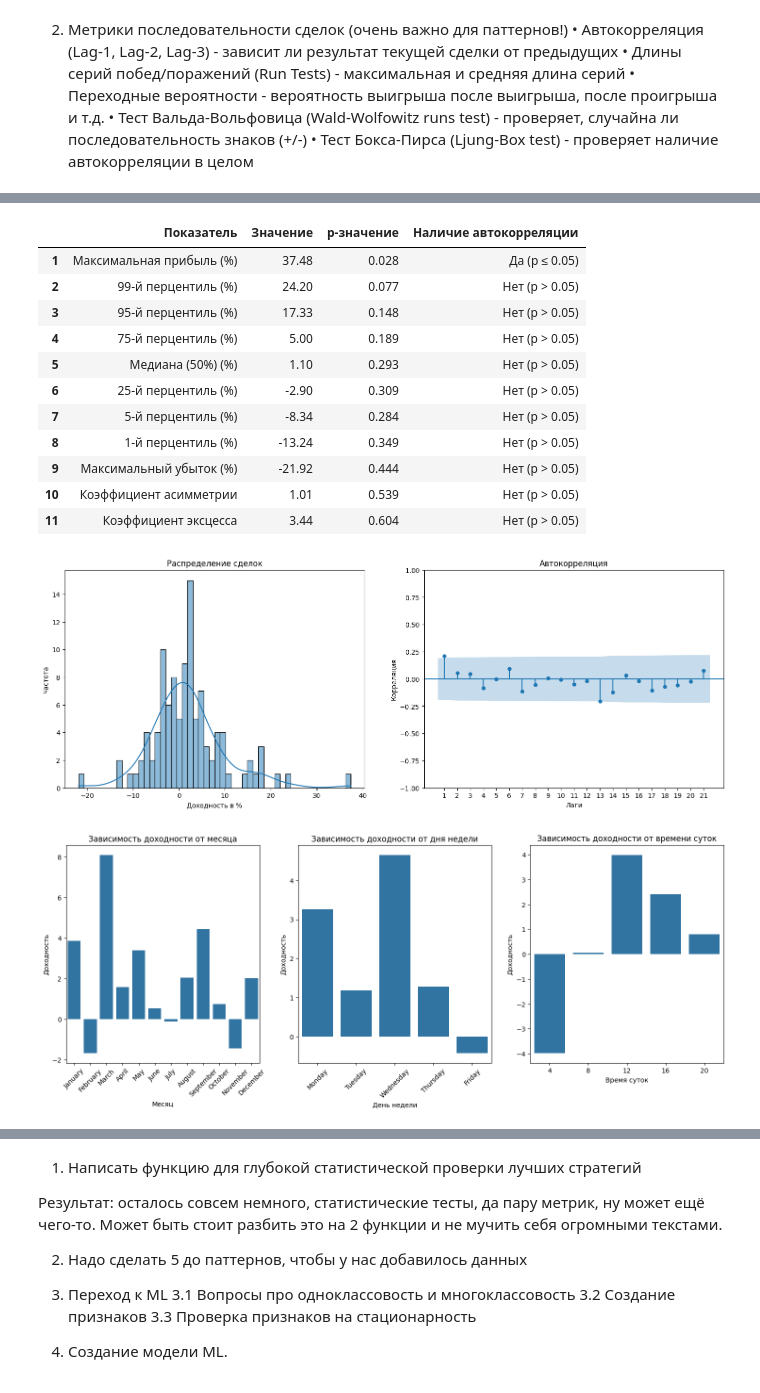
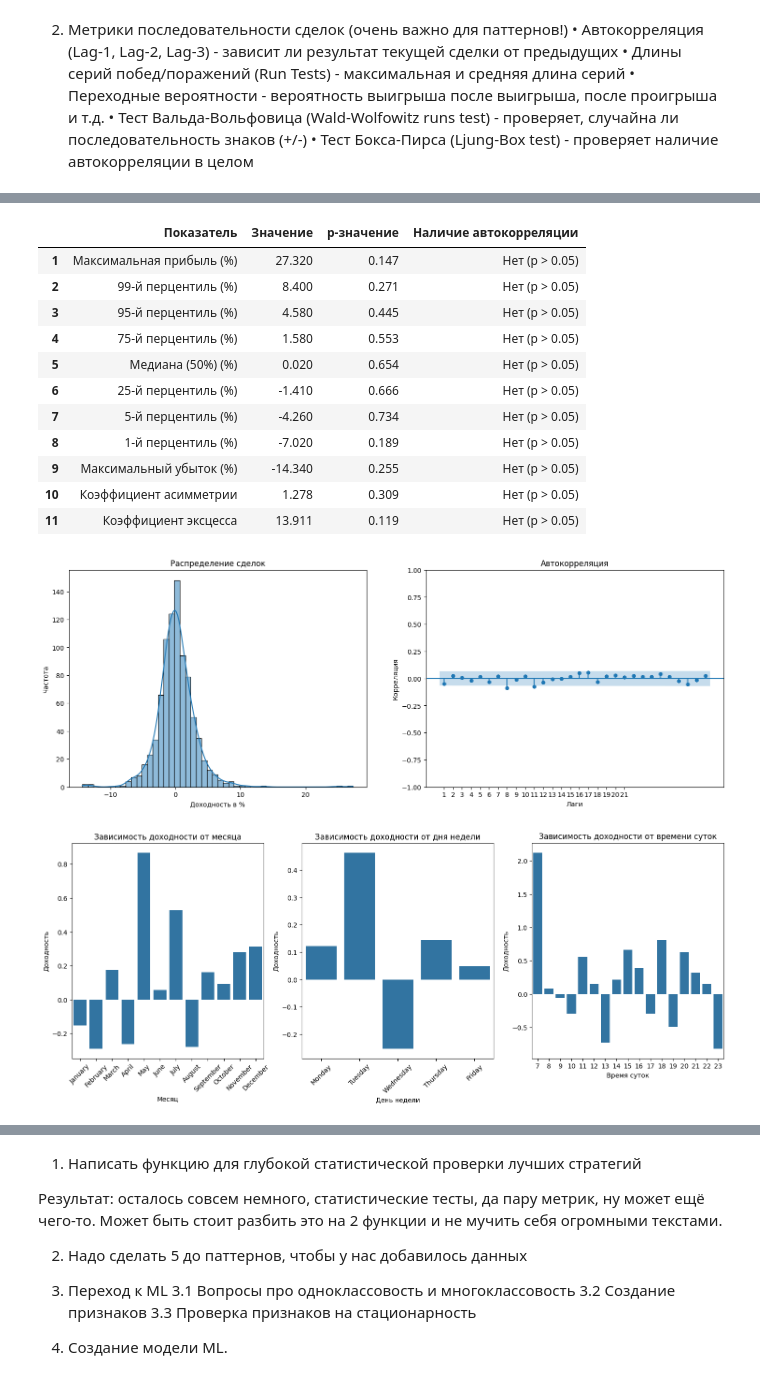
Before and after one commit to AlexKosuhin/AlgoTrading, a Jupyter notebook: Проект/Паттерн Бычье Поглощение.ipynb, the cells around one changed output, grey strips where cells are left out. Cells and saved outputs as stored; diff of their text form; code cells hidden in the pictures.

```diff
--- a/Проект/Паттерн Бычье Поглощение.ipynb
+++ b/Проект/Паттерн Бычье Поглощение.ipynb
@@ -14,7 +14,7 @@ from statsmodels.sandbox.stats.runs import runstest_1samp
 from scipy import stats
 warnings.filterwarnings('ignore')
 # %%
-sber = pd.read_csv(r'C:\Users\user\Desktop\AlgoTrading\data\RTS.txt')
+sber = pd.read_csv(r'C:\Users\user\Desktop\AlgoTrading\data\SBRF.txt')
 # %%
 # Преобразуем "сырой" датафрейм
 def good_dataframe(data, timeframe):
@@ -139,8 +139,6 @@ def shift_features_2_candle(data):
         data_c[f'{i}_N-1'] = data[i].shift(1)
     data_c.drop(['open', 'close', 'low', 'high', 'volume', 'time'], axis=1, inplace=True)
     data_c.dropna(inplace=True)
-    for i in ['open', 'close', 'low', 'high', 'volume']:
-        data_c[f'{i}_N-1'] = data_c[f'{i}_N-1'].astype('int32')
     return data_c
 
 sber_5s = shift_features_2_candle(sber_5)
@@ -411,7 +472,7 @@ def compare_strategies(data):
         data (pd.DaraFrame): Возвращаем отфильтрованный датафрейм со результатами стратегии на всех тайфреймах.
     """
     # Фильтрация стратегий
-    data = data[(data['count of trades'] > 100) & (data['profit factor'] > 1) & (data['total percent return'] > 0) & (data['beta'] > 0)] # Ограничение по количеству сделок
+    data = data[(data['count of trades'] > 500) & (data['profit factor'] > 1) & (data['total percent return'] > 0) & (data['beta'] > 0)] # Ограничение по количеству сделок
 
     data['profit factor rank'] = data['profit factor'].rank() # Больше лучше
     data['R2 rank'] = data['R2'].rank() # Больше лучше
@@ -468,7 +529,7 @@ def compare_strategies(data):
     plt.tight_layout()
     plt.show()
     data_new = data[['ticker', 'strategy name', 'period', 'N', 'count of trades',
-       'profit factor', 'total percent return', 'R2', 'beta', 'win_rate']]
+       'profit factor', 'mean profit (%)', 'mean loss (%)', 'profit/loss ratio', 'max drawdown (%)', 'total percent return', 'R2', 'beta', 'win_rate']]
 
     display(data_new)
 
@@ -612,0 +666,30 @@ ac
+# %%
+import matplotlib.pyplot as plt
+import pandas as pd
+import seaborn as sns
+
+# Создаём фигуру с двумя колонками: левая — график, правая — таблица
+fig, (ax1, ax2) = plt.subplots(1, 2, figsize=(14, 6))
+
+# 1. Строим график на левой оси (ax1)
+sns.heatmap(Crosstable, annot=True, cmap='Blues', ax=ax1)
+ax1.set_title('Transition Matrix Heatmap')
+
+# 2. Создаём таблицу на правой оси (ax2)
+table = ax2.table(
+    cellText=result.values,
+    colLabels=result.columns,
+    cellLoc='center',
+    loc='center'
+)
+
+# Настраиваем внешний вид таблицы
+table.auto_set_font_size(False)
+table.set_fontsize(10)
+table.scale(1.2, 1.5)  # масштабируем таблицу (ширина, высота)
+
+ax2.axis('off')  # скрываем оси для таблицы
+ax2.set_title('Trading Metrics')
+
+plt.tight_layout()
+plt.show()
@@ -613,4 +762,5 @@ ac
 # %%
+_# надо переделать
 # Функция для глубокого статистического анализа паттернов
 def deep_statistics(data, indx, deep_analyze=1):
     pr_percent_net = data.loc[indx, 'profit percent net']
@@ -713,7 +863,7 @@ def deep_statistics(data, indx, deep_analyze=1):
     if Anderson_test.significance_level[2] > Anderson_test.statistic:
         print('Данные Не нормальные')
         Wilcoxon = stats.wilcoxon(pr_percent_net, 0)
-        print(Wilcoxon.pvalue)
+        print(f'p-value: {np.round(Wilcoxon.pvalue, 3)}')
     display(result)
 result_statistics = deep_statistics(res, 0)
 # %% [output]
@@ -729,14 +877,14 @@ result_statistics = deep_statistics(res, 0)
 |  | Показатель | Значение | p-значение | Наличие автокорреляции |
-| 1 | Максимальная прибыль (%) | 37.48 | 0.028 | Да (p ≤ 0.05) |
-| 2 | 99-й перцентиль (%) | 24.20 | 0.077 | Нет (p > 0.05) |
-| 3 | 95-й перцентиль (%) | 17.33 | 0.148 | Нет (p > 0.05) |
-| 4 | 75-й перцентиль (%) | 5.00 | 0.189 | Нет (p > 0.05) |
-| 5 | Медиана (50%) (%) | 1.10 | 0.293 | Нет (p > 0.05) |
-| 6 | 25-й перцентиль (%) | -2.90 | 0.309 | Нет (p > 0.05) |
-| 7 | 5-й перцентиль (%) | -8.34 | 0.284 | Нет (p > 0.05) |
-| 8 | 1-й перцентиль (%) | -13.24 | 0.349 | Нет (p > 0.05) |
-| 9 | Максимальный убыток (%) | -21.92 | 0.444 | Нет (p > 0.05) |
-| 10 | Коэффициент асимметрии | 1.01 | 0.539 | Нет (p > 0.05) |
-| 11 | Коэффициент эксцесса | 3.44 | 0.604 | Нет (p > 0.05) |
+| 1 | Максимальная прибыль (%) | 27.320 | 0.147 | Нет (p > 0.05) |
+| 2 | 99-й перцентиль (%) | 8.400 | 0.271 | Нет (p > 0.05) |
+| 3 | 95-й перцентиль (%) | 4.580 | 0.445 | Нет (p > 0.05) |
+| 4 | 75-й перцентиль (%) | 1.580 | 0.553 | Нет (p > 0.05) |
+| 5 | Медиана (50%) (%) | 0.020 | 0.654 | Нет (p > 0.05) |
+| 6 | 25-й перцентиль (%) | -1.410 | 0.666 | Нет (p > 0.05) |
+| 7 | 5-й перцентиль (%) | -4.260 | 0.734 | Нет (p > 0.05) |
+| 8 | 1-й перцентиль (%) | -7.020 | 0.189 | Нет (p > 0.05) |
+| 9 | Максимальный убыток (%) | -14.340 | 0.255 | Нет (p > 0.05) |
+| 10 | Коэффициент асимметрии | 1.278 | 0.309 | Нет (p > 0.05) |
+| 11 | Коэффициент эксцесса | 13.911 | 0.119 | Нет (p > 0.05) |
-[figure, old version]
+[figure, new version]
-[figure, old version]
+[figure, new version]
```
Also changed, not shown: parts of 13 cells of this notebook, 5 other files.
